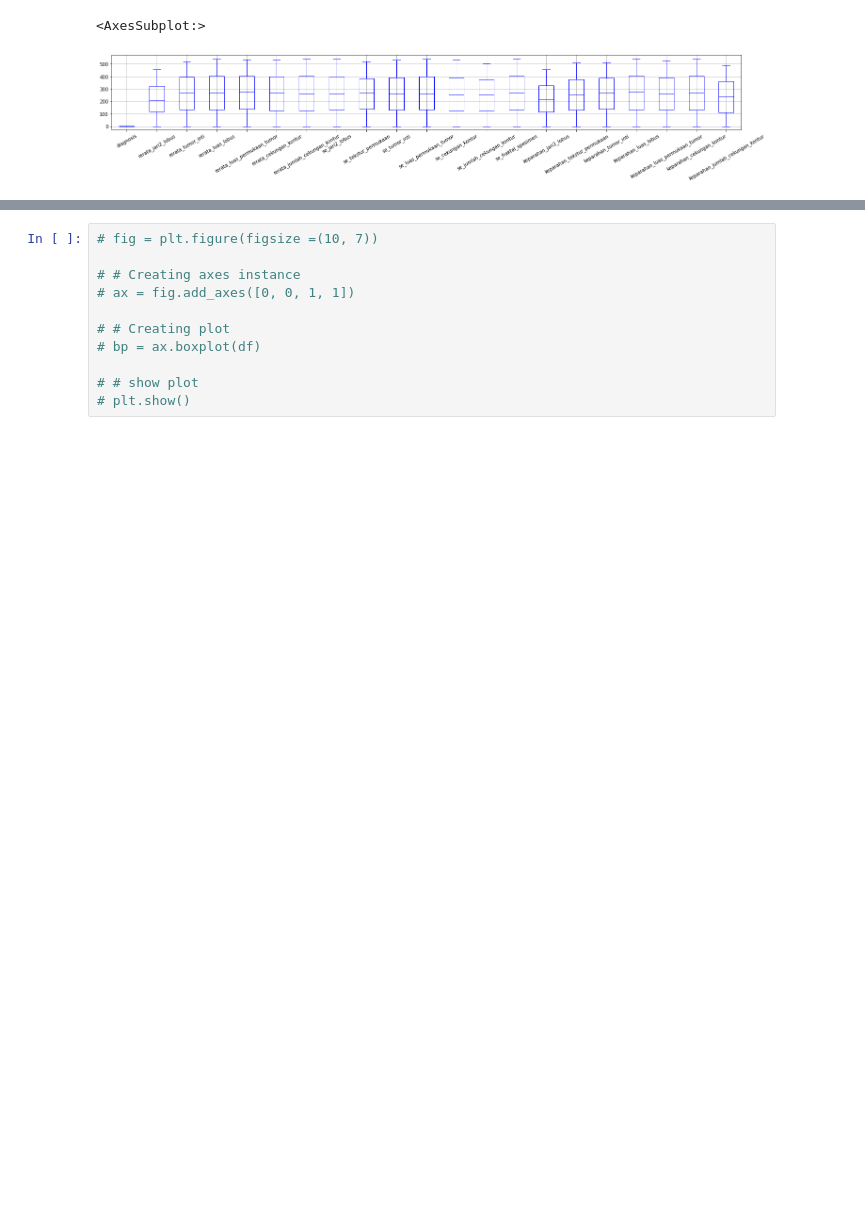
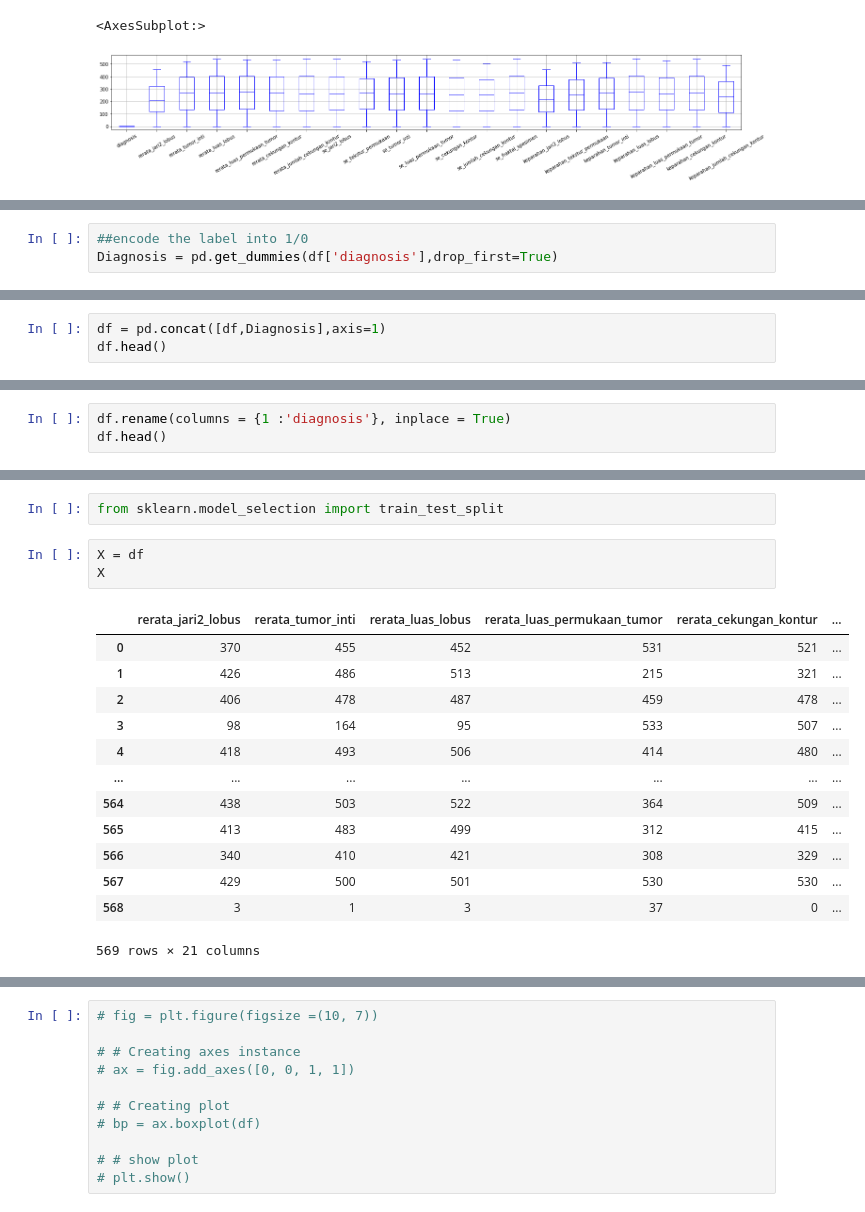
Before and after one commit to Nurtrira06/PROYEK3, a Jupyter notebook: Jupyter/Rename columns & Outliers.ipynb, the cells around one changed output, grey strips where cells are left out. Cells and saved outputs as stored; diff of their text form; blank space fills up the shorter version.

```diff
--- a/Jupyter/Rename columns & Outliers.ipynb
+++ b/Jupyter/Rename columns & Outliers.ipynb
@@ -207,0 +269,3 @@ df.boxplot(grid='true', color='blue',fontsize=10, rot=30 )
+# %%
+##encode the label into 1/0
+Diagnosis = pd.get_dummies(df['diagnosis'],drop_first=True)
@@ -207,0 +290,3 @@ df.boxplot(grid='true', color='blue',fontsize=10, rot=30 )
+# %%
+df = pd.concat([df,Diagnosis],axis=1)
+df.head()
@@ -207,0 +301,3 @@ df.boxplot(grid='true', color='blue',fontsize=10, rot=30 )
+# %%
+df.rename(columns = {1 :'diagnosis'}, inplace = True)
+df.head()
@@ -207,0 +332,19 @@ df.boxplot(grid='true', color='blue',fontsize=10, rot=30 )
+# %%
+from sklearn.model_selection import train_test_split
+# %%
+X = df
+X
+# %% [output]
+|  | rerata_jari2_lobus | rerata_tumor_inti | rerata_luas_lobus | rerata_luas_permukaan_tumor | rerata_cekungan_kontur | ... |
+| 0 | 370 | 455 | 452 | 531 | 521 | ... |
+| 1 | 426 | 486 | 513 | 215 | 321 | ... |
+| 2 | 406 | 478 | 487 | 459 | 478 | ... |
+| 3 | 98 | 164 | 95 | 533 | 507 | ... |
+| 4 | 418 | 493 | 506 | 414 | 480 | ... |
+| ... | ... | ... | ... | ... | ... | ... |
+| 564 | 438 | 503 | 522 | 364 | 509 | ... |
+| 565 | 413 | 483 | 499 | 312 | 415 | ... |
+| 566 | 340 | 410 | 421 | 308 | 329 | ... |
+| 567 | 429 | 500 | 501 | 530 | 530 | ... |
+| 568 | 3 | 1 | 3 | 37 | 0 | ... |
+569 rows × 21 columns
```
Also changed, not shown: parts of 29 cells of this notebook, 1 other file.
